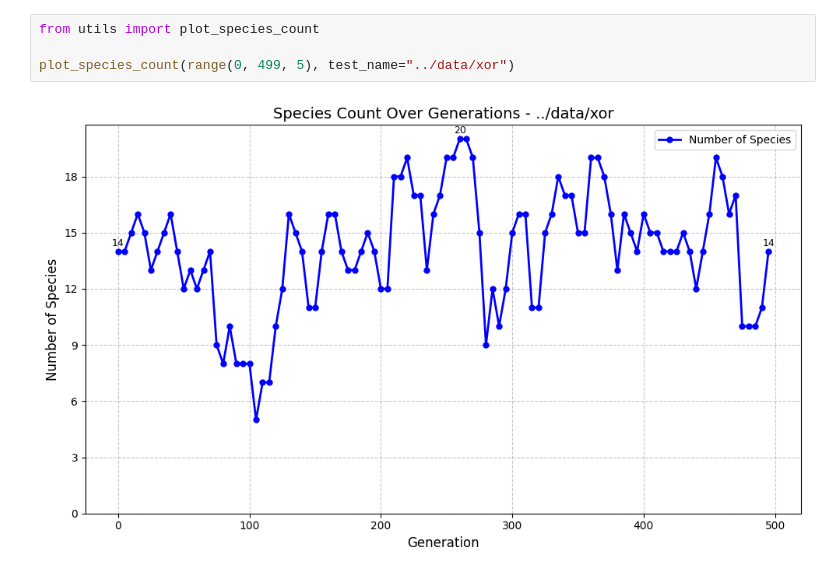
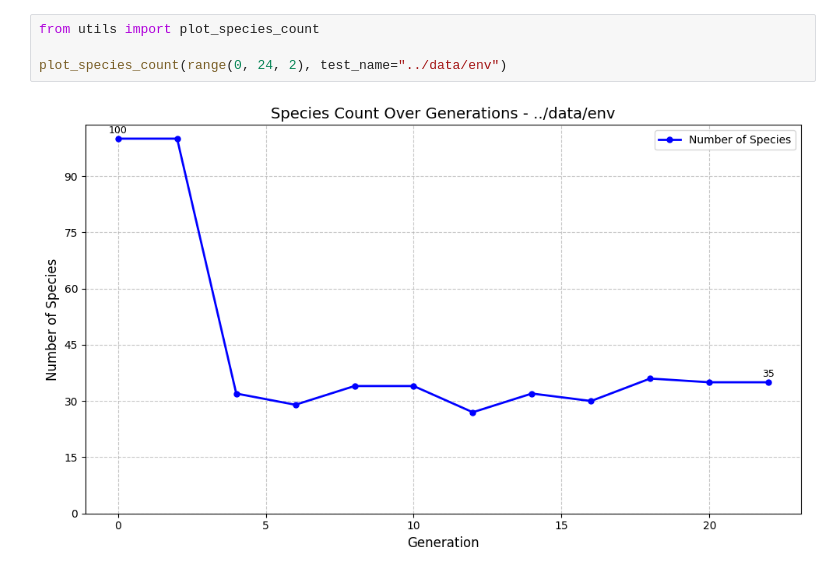
Before and after one commit to St0pien/rocket-learning, a Jupyter notebook: Tools/test.ipynb, the cells around one changed output. Drawn from its saved outputs; the diff is of its cells as text.

```diff
--- a/Tools/test.ipynb
+++ b/Tools/test.ipynb
@@ -15,6 +15,6 @@ plot_fitness_stats(range(0, 499, 5), test_name="../data/xor",include_best=False)
 # %%
 from utils import plot_species_count
 
-plot_species_count(range(0, 499, 5), test_name="../data/xor")
+plot_species_count(range(0, 24, 2), test_name="../data/env")
 # %% [output]
-[figure, old version]
+[figure, new version]
```
Also changed, not shown: parts of 2 cells of this notebook, 5 other files.
